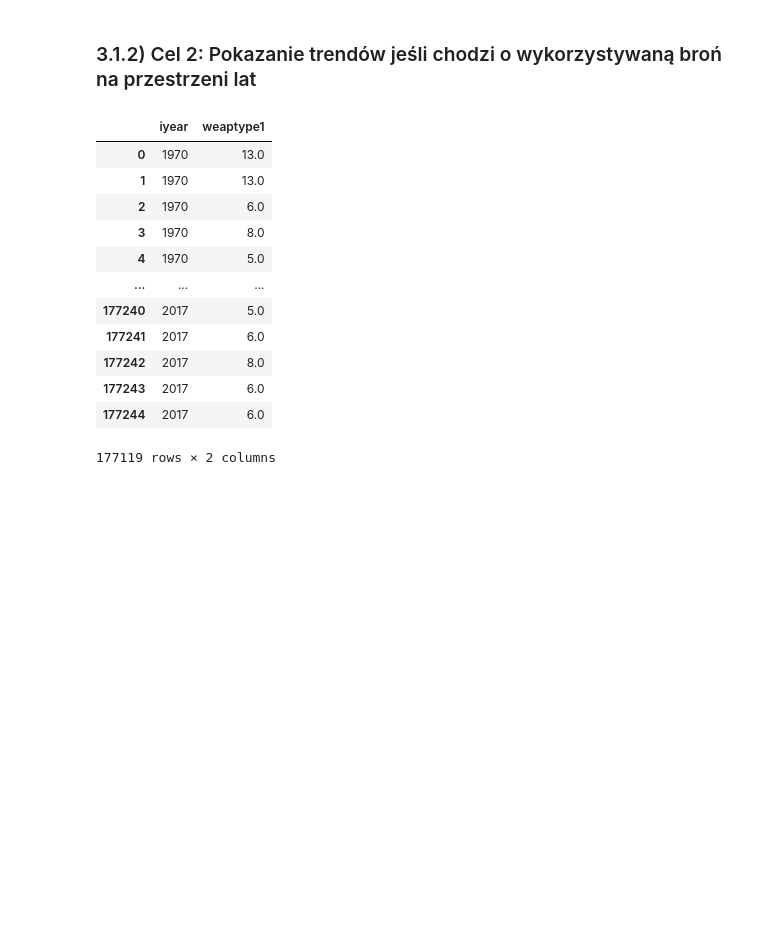
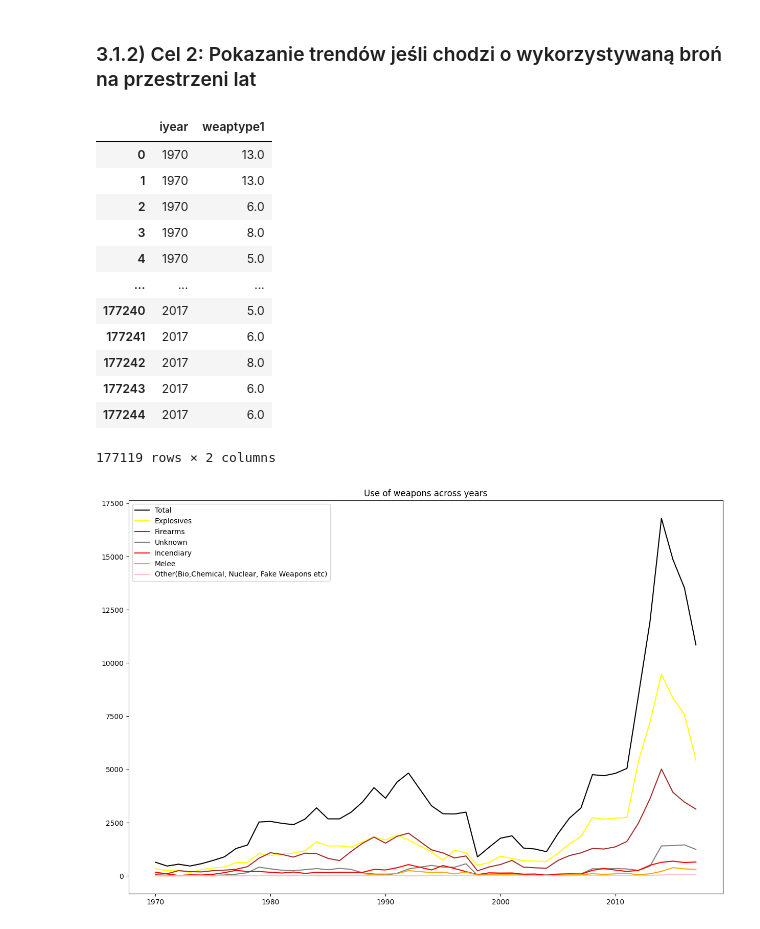
Before and after one commit to MarekWegierek/GTD-Analysis, a Jupyter notebook: GTD Analysis.ipynb, the cells around one changed output. Drawn from its saved outputs; the diff is of its cells as text; code cells hidden in the pictures; blank space fills up the shorter version.

```diff
--- a/GTD Analysis.ipynb
+++ b/GTD Analysis.ipynb
@@ -807,8 +803,8 @@ plt.show()
 ### 3.1.2) Cel 2: Pokazanie trendów jeśli chodzi o wykorzystywaną broń na przestrzeni lat
 # %%
 df_weapons = df_transformed.loc[~df_transformed['weaptype1'].isna()]
-df_weapons_list = df_weapons[['iyear','weaptype1']]
-df_weapons_list
+df_weapons_yo = df_weapons[['iyear','weaptype1']]
+df_weapons_yo
 # %% [output]
 |  | iyear | weaptype1 |
 | 0 | 1970 | 13.0 |
@@ -823,3 +819,56 @@ df_weapons_list
 | 177243 | 2017 | 6.0 |
 | 177244 | 2017 | 6.0 |
 177119 rows × 2 columns
+# %%
+df_years_list = [1970, 1971, 1972, 1973, 1974, 1975, 1976, 1977, 1978, 1979, 1980, 1981,
+       1982, 1983, 1984, 1985, 1986, 1987, 1988, 1989, 1990, 1991, 1992, 1994,
+       1995, 1996, 1997, 1998, 1999, 2000, 2001, 2002, 2003, 2004, 2005, 2006,
+       2007, 2008, 2009, 2010, 2011, 2012, 2013, 2014, 2015, 2016, 2017]
+# %%
+plt.figure(figsize=(15,10))
+plt.title('Use of weapons across years')
+
+
+plt.plot(df_years_list,
+         df_weapons_yo.sort_values(by='iyear', ascending=True)['iyear'].value_counts(sort=False).values,
+         color='black',
+         label='Total',
+         )
+
+plt.plot(df_years_list,
+         df_weapons_yo.loc[df_weapons_yo['weaptype1']==6.0].value_counts(sort=False).tolist(),
+        color='yellow',
+        label='Explosives')
+
+plt.plot(df_years_list,
+         df_weapons_yo.loc[df_weapons_yo['weaptype1']==5.0].value_counts(sort=False).tolist(),
+        color='brown',
+        label='Firearms')
+
+plt.plot(df_years_list,
+         df_weapons_yo.loc[df_weapons_yo['weaptype1']==13.0].value_counts(sort=False).tolist(),
+        color='grey',
+        label='Unknown')
+
+plt.plot(df_years_list,
+         df_weapons_yo.loc[df_weapons_yo['weaptype1']==8.0].value_counts(sort=False).tolist(),
+        color='red',
+        label='Incendiary')
+
+plt.plot(df_years_list,
+         df_weapons_yo.loc[df_weapons_yo['weaptype1']==9.0].value_counts(sort=False).tolist(),
+        color='orange',
+        label='Melee')
+
+other= df_weapons_yo.loc[df_weapons_yo['weaptype1'].isin([1.0,2.0,3.0,4.0,7.0,10.0,11.0,12.0]), 'iyear'].value_counts(sort=False).tolist()
+other.insert(22,0)
+plt.plot(df_years_list,
+         other,
+        color='pink',
+        label='Other(Bio,Chemical, Nuclear, Fake Weapons etc)')
+
+
+plt.legend()
+plt.show()
+# %% [output]
+[figure, added]
```
Also changed, not shown: parts of 20 cells of this notebook, 1 other file.
